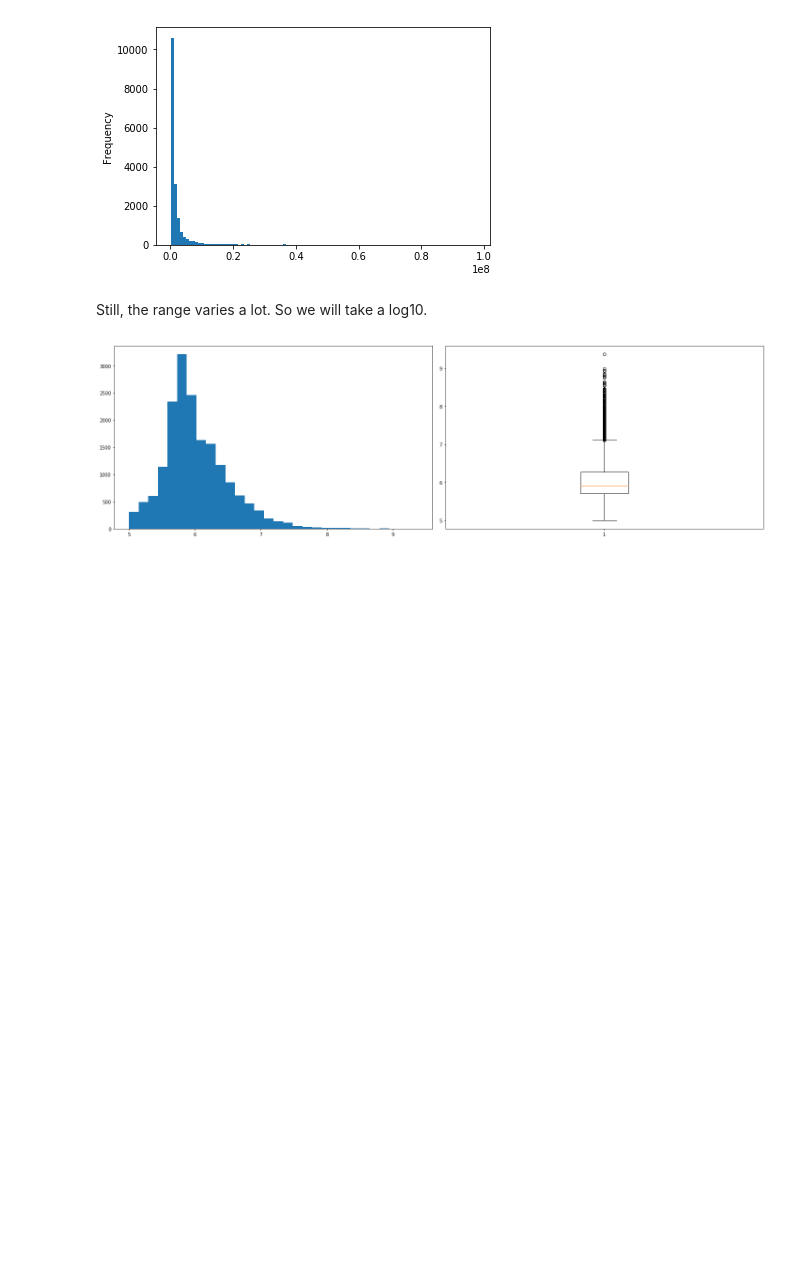
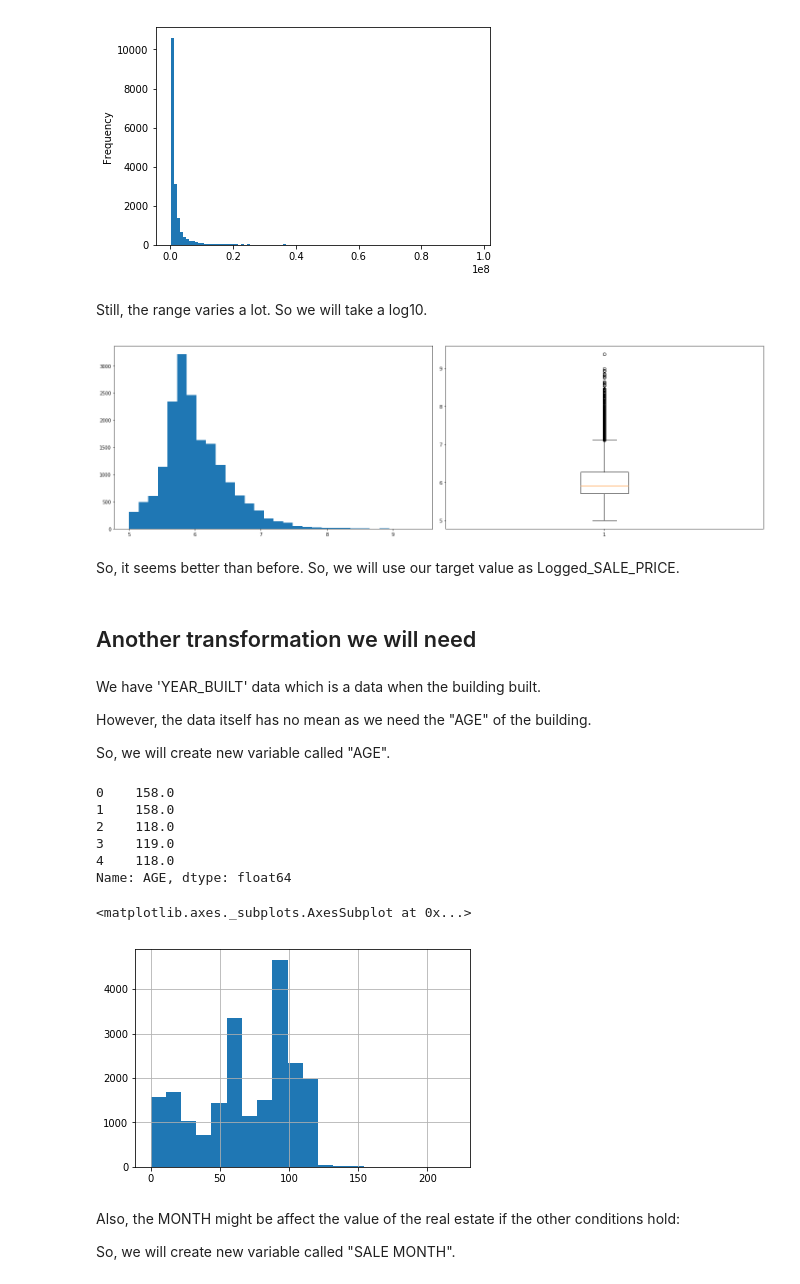
Before and after one commit to sg4455/NYCBuildingPrices, a Jupyter notebook: DataMiningProjectReport_ProjectUpdate_NYC_RealEstatePrice.ipynb, the cells around one changed output. Drawn from its saved outputs; the diff is of its cells as text; code cells hidden in the pictures; blank space fills up the shorter version.

```diff
--- a/DataMiningProjectReport_ProjectUpdate_NYC_RealEstatePrice.ipynb
+++ b/DataMiningProjectReport_ProjectUpdate_NYC_RealEstatePrice.ipynb
@@ -121,3 +120,34 @@ axs[1].boxplot(df[(df["Logged_SALE_PRICE"]>5)]["Logged_SALE_PRICE"]);
 plt.tight_layout()
 # %% [output]
 [figure]
+# %% [markdown]
+So, it seems better than before. So, we will use our target value as Logged_SALE_PRICE.
+# %% [markdown]
+## Another transformation we will need
+# %% [markdown]
+We have 'YEAR_BUILT' data which is a data when the building built.
+
+However, the data itself has no mean as we need the "AGE" of the building.
+
+So, we will create new variable called "AGE".
+# %%
+df["YEAR_BUILT"] = df["YEAR_BUILT"].replace(0, np.NaN)
+df["SALE_DATE"] = df["SALE_DATE"].replace(0, np.NaN)
+df["AGE"] = df["SALE_DATE"].dt.year - df["YEAR_BUILT"]
+df["AGE"].head()
+# %% [output]
+0    158.0
+1    158.0
+2    118.0
+3    119.0
+4    118.0
+Name: AGE, dtype: float64
+# %%
+df["AGE"].hist(bins=20)
+# %% [output]
+<matplotlib.axes._subplots.AxesSubplot at 0x...>
+[figure, added]
+# %% [markdown]
+Also, the MONTH might be affect the value of the real estate if the other conditions hold:
+
+So, we will create new variable called "SALE MONTH".
```
Also changed, not shown: parts of 8 cells of this notebook, 1 other file.
